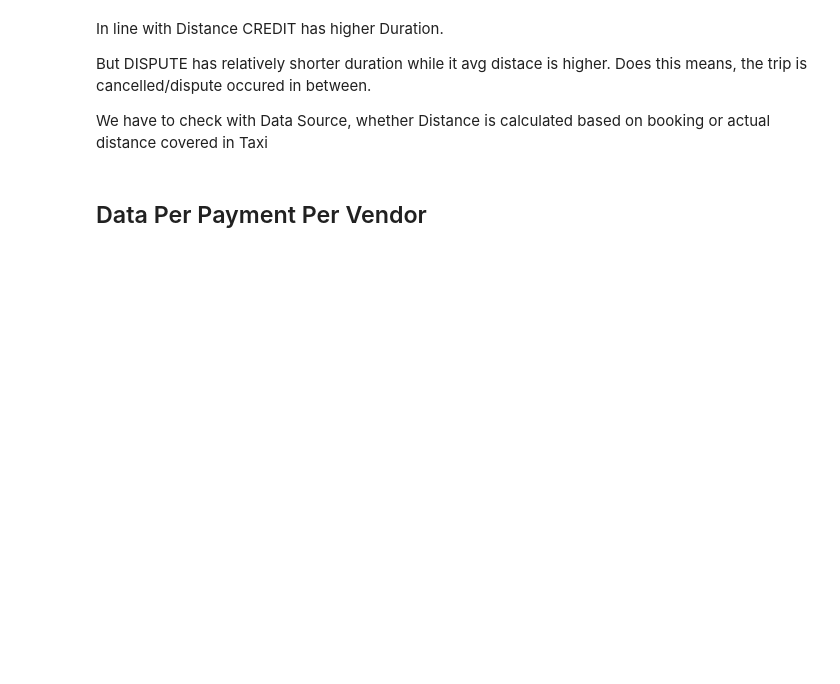
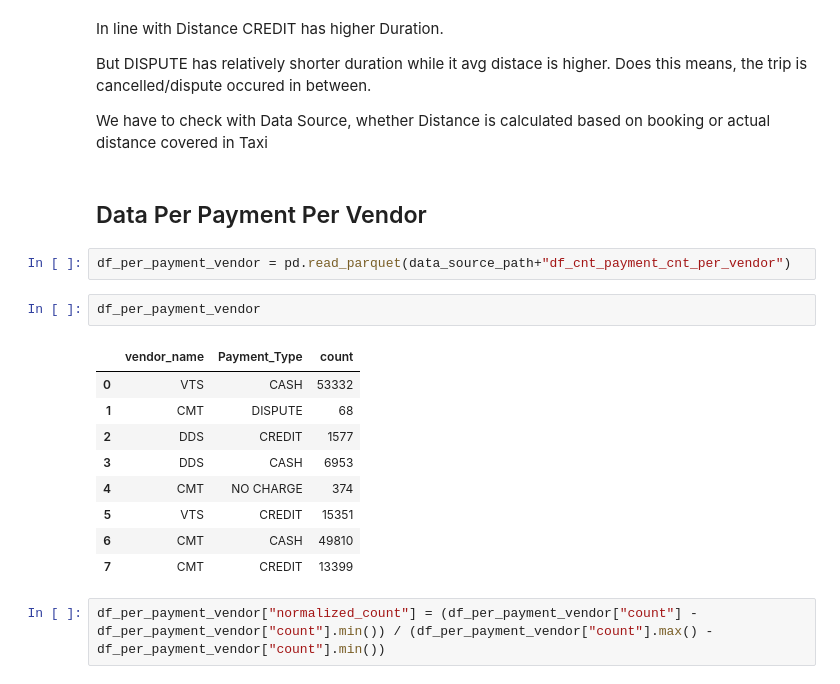
Before and after one commit to iamjoker021/NYC_Traffic_Batch_Pipeline_PySpark, a Jupyter notebook: Visulaization_Pandas.ipynb, the cells around one changed output. Cells and saved outputs as stored; diff of their text form; blank space fills up the shorter version.

```diff
--- a/Visulaization_Pandas.ipynb
+++ b/Visulaization_Pandas.ipynb
@@ -447,3 +447,19 @@ Does this means, the trip is cancelled/dispute occured in between.
 We have to check with Data Source, whether Distance is calculated based on booking or actual distance covered in Taxi
 # %% [markdown]
 ## Data Per Payment Per Vendor
+# %%
+df_per_payment_vendor = pd.read_parquet(data_source_path+"df_cnt_payment_cnt_per_vendor")
+# %%
+df_per_payment_vendor
+# %% [output]
+|  | vendor_name | Payment_Type | count |
+| 0 | VTS | CASH | 53332 |
+| 1 | CMT | DISPUTE | 68 |
+| 2 | DDS | CREDIT | 1577 |
+| 3 | DDS | CASH | 6953 |
+| 4 | CMT | NO CHARGE | 374 |
+| 5 | VTS | CREDIT | 15351 |
+| 6 | CMT | CASH | 49810 |
+| 7 | CMT | CREDIT | 13399 |
+# %%
+df_per_payment_vendor["normalized_count"] = (df_per_payment_vendor["count"] - df_per_payment_vendor["count"].min()) / (df_per_payment_vendor["count"].max() - df_per_payment_vendor["count"].min())
```
Also changed, not shown: parts of 3 cells of this notebook.
